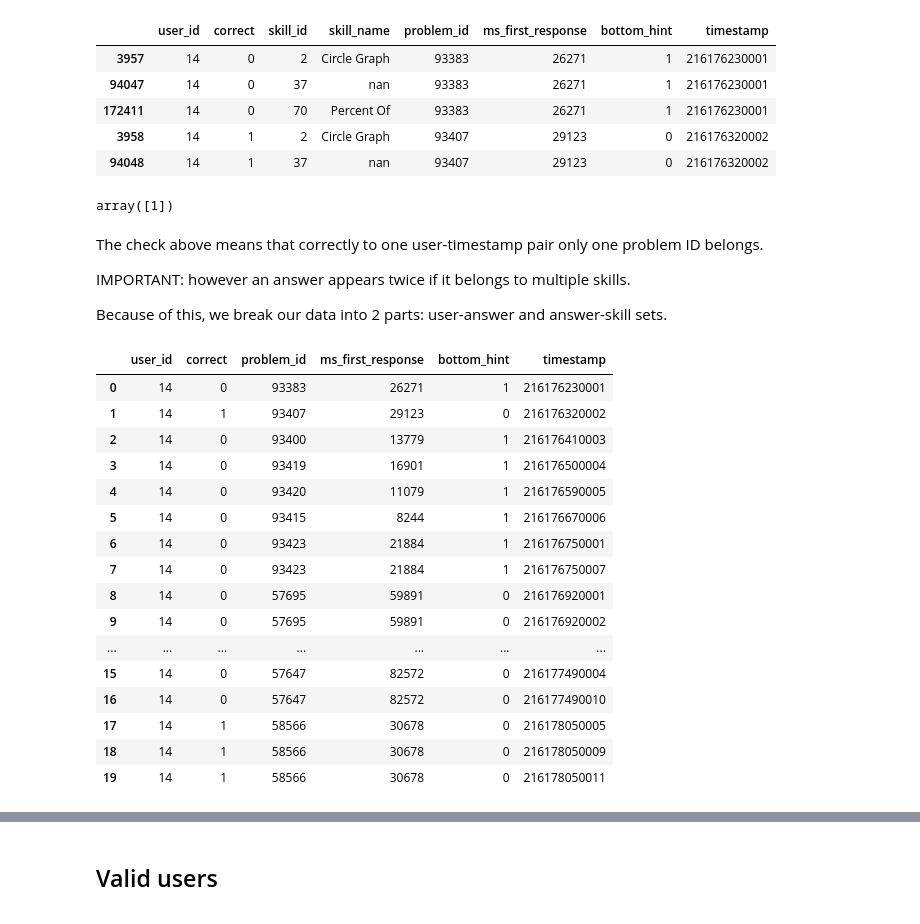
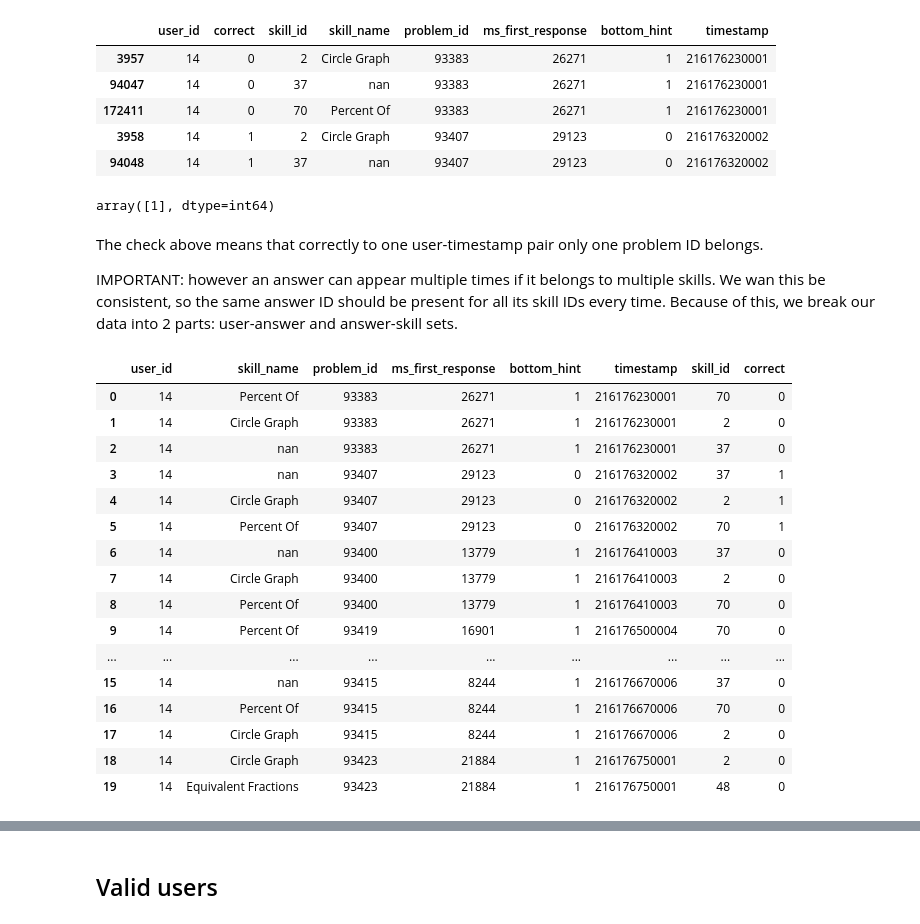
Before and after one commit to botond0401/personalized-education, a Jupyter notebook: notebooks/data_exploration.ipynb, the cells around one changed output, grey strips where cells are left out. Saved outputs shown, nothing was run; the diff lists cells and outputs as text; code cells hidden in the pictures.

```diff
--- a/notebooks/data_exploration.ipynb
+++ b/notebooks/data_exploration.ipynb
@@ -88,35 +88,45 @@ df_data_sorted.head()
 unique_problem_ids_count = df_data_sorted.groupby(['user_id', 'timestamp'])['problem_id'].nunique().reset_index(name='unique_problem_id_count')
 
 # Display the result
-unique_problem_ids_count.unique_problem_id_count.unique()
+unique_problem_ids_count['unique_problem_id_count'].unique()
 # %% [output]
-array([1])
+array([1], dtype=int64)
 # %% [markdown]
 The check above means that correctly to one user-timestamp pair only one problem ID belongs.
 
-IMPORTANT: however an answer appears twice if it belongs to multiple skills.
-
-Because of this, we break our data into 2 parts: user-answer and answer-skill sets.
+IMPORTANT: however an answer can appear multiple times if it belongs to multiple skills. We wan this be consistent, so the same answer ID should be present for all its skill IDs every time. Because of this, we break our data into 2 parts: user-answer and answer-skill sets.
-# %%
-df_skills = df_data_sorted[['skill_id', 'skill_name', 'problem_id']].drop_duplicates().sort_values(by='skill_id').reset_index(drop=True)
-df_answers = df_data_sorted.drop(columns=['skill_id', 'skill_name']).drop_duplicates().reset_index(drop=True)
-
-df_answers.head(20)
-# %% [output]
-|  | user_id | correct | problem_id | ms_first_response | bottom_hint | timestamp |
-| 0 | 14 | 0 | 93383 | 26271 | 1 | 216176230001 |
-| 1 | 14 | 1 | 93407 | 29123 | 0 | 216176320002 |
-| 2 | 14 | 0 | 93400 | 13779 | 1 | 216176410003 |
-| 3 | 14 | 0 | 93419 | 16901 | 1 | 216176500004 |
-| 4 | 14 | 0 | 93420 | 11079 | 1 | 216176590005 |
-| 5 | 14 | 0 | 93415 | 8244 | 1 | 216176670006 |
-| 6 | 14 | 0 | 93423 | 21884 | 1 | 216176750001 |
-| 7 | 14 | 0 | 93423 | 21884 | 1 | 216176750007 |
-| 8 | 14 | 0 | 57695 | 59891 | 0 | 216176920001 |
-| 9 | 14 | 0 | 57695 | 59891 | 0 | 216176920002 |
-| ... | ... | ... | ... | ... | ... | ... |
-| 15 | 14 | 0 | 57647 | 82572 | 0 | 216177490004 |
-| 16 | 14 | 0 | 57647 | 82572 | 0 | 216177490010 |
-| 17 | 14 | 1 | 58566 | 30678 | 0 | 216178050005 |
-| 18 | 14 | 1 | 58566 | 30678 | 0 | 216178050009 |
-| 19 | 14 | 1 | 58566 | 30678 | 0 | 216178050011 |
+# %%
+df_skill_problem_mapping = df_data_sorted[['skill_id', 'skill_name', 'problem_id']].drop_duplicates().sort_values(by='skill_id').reset_index(drop=True)
+df_answers = df_data_sorted.drop(columns=['skill_id', 'skill_name']).drop_duplicates().reset_index(drop=True)
+df_answers = df_answers.merge(df_skill_problem_mapping, on='problem_id')
+
+cols = df_answers.columns.tolist()
+cols[-1], cols[1] = cols[1], cols[-1]  # Swap second and last column positions
+df_answers = df_answers[cols]  # Reorder the DataFrame with the new column order
+
+# Step 2: Shuffle the DataFrame
+df_answers = df_answers.sample(frac=1, random_state=42).reset_index(drop=True)
+
+# Step 3: Order the DataFrame by 'user_id' and 'timestamp'
+df_answers = df_answers.sort_values(by=['user_id', 'timestamp']).reset_index(drop=True)
+
+# Display the modified DataFrame
+df_answers.head(20)
+# %% [output]
+|  | user_id | skill_name | problem_id | ms_first_response | bottom_hint | timestamp | skill_id | correct |
+| 0 | 14 | Percent Of | 93383 | 26271 | 1 | 216176230001 | 70 | 0 |
+| 1 | 14 | Circle Graph | 93383 | 26271 | 1 | 216176230001 | 2 | 0 |
+| 2 | 14 | nan | 93383 | 26271 | 1 | 216176230001 | 37 | 0 |
+| 3 | 14 | nan | 93407 | 29123 | 0 | 216176320002 | 37 | 1 |
+| 4 | 14 | Circle Graph | 93407 | 29123 | 0 | 216176320002 | 2 | 1 |
+| 5 | 14 | Percent Of | 93407 | 29123 | 0 | 216176320002 | 70 | 1 |
+| 6 | 14 | nan | 93400 | 13779 | 1 | 216176410003 | 37 | 0 |
+| 7 | 14 | Circle Graph | 93400 | 13779 | 1 | 216176410003 | 2 | 0 |
+| 8 | 14 | Percent Of | 93400 | 13779 | 1 | 216176410003 | 70 | 0 |
+| 9 | 14 | Percent Of | 93419 | 16901 | 1 | 216176500004 | 70 | 0 |
+| ... | ... | ... | ... | ... | ... | ... | ... | ... |
+| 15 | 14 | nan | 93415 | 8244 | 1 | 216176670006 | 37 | 0 |
+| 16 | 14 | Percent Of | 93415 | 8244 | 1 | 216176670006 | 70 | 0 |
+| 17 | 14 | Circle Graph | 93415 | 8244 | 1 | 216176670006 | 2 | 0 |
+| 18 | 14 | Circle Graph | 93423 | 21884 | 1 | 216176750001 | 2 | 0 |
+| 19 | 14 | Equivalent Fractions | 93423 | 21884 | 1 | 216176750001 | 48 | 0 |
```
Also changed, not shown: parts of 25 cells of this notebook.
